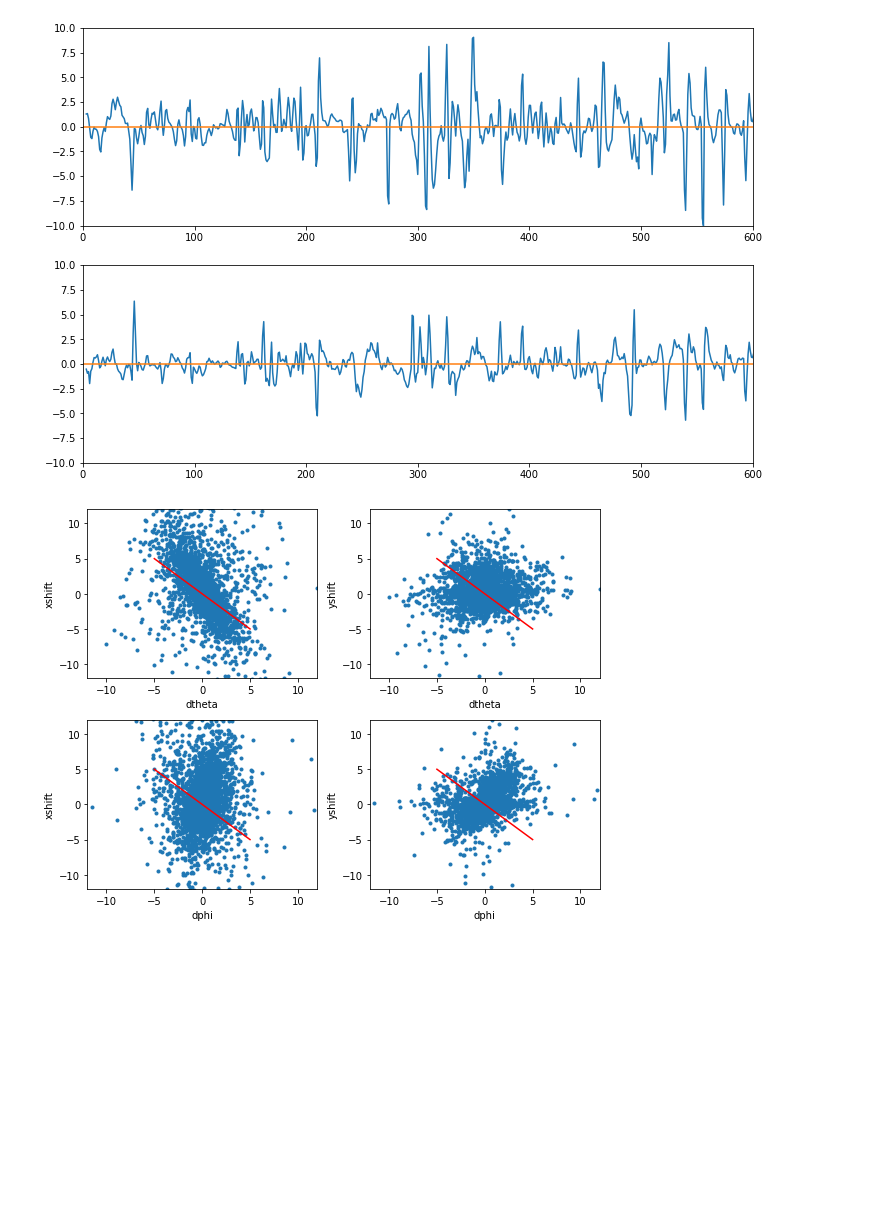
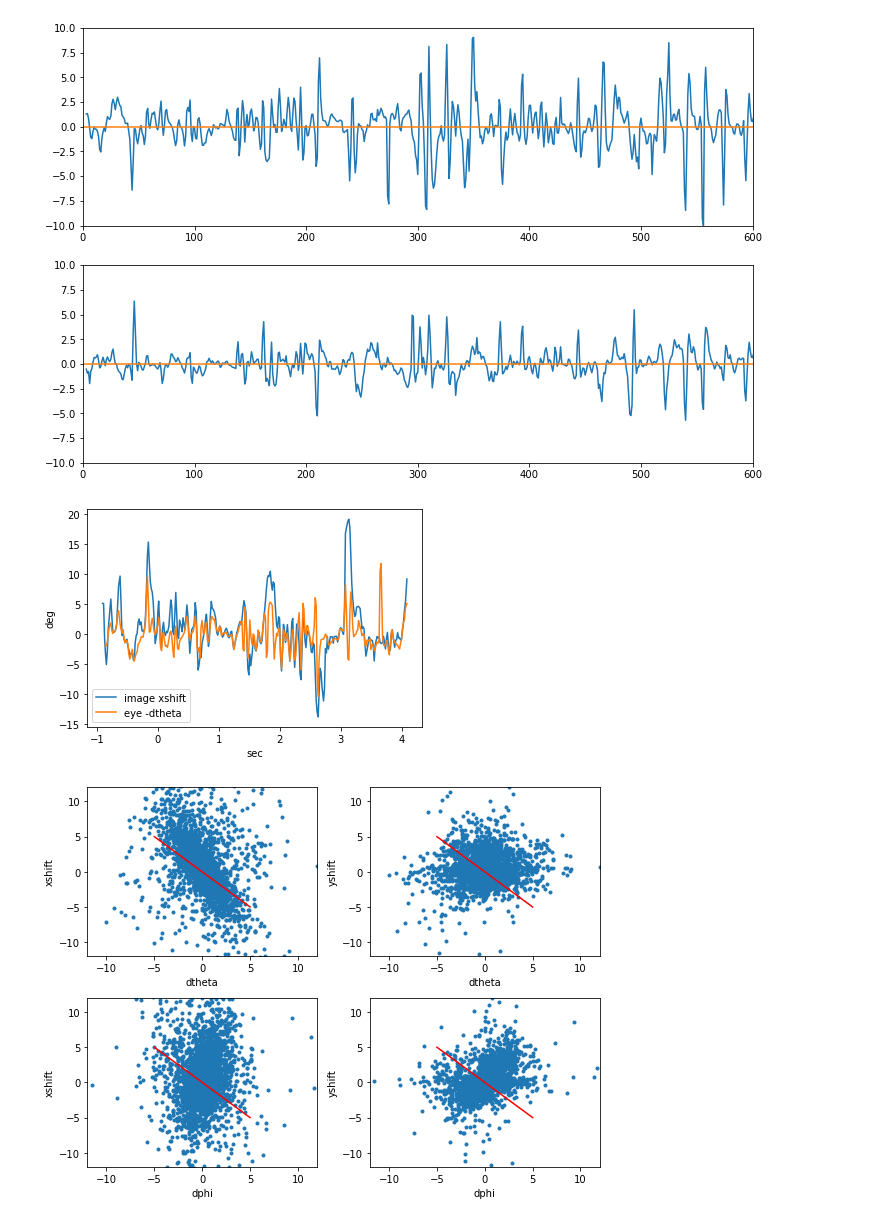
Before and after one commit to nielllab/FreelyMovingEphys, a Jupyter notebook: testing/correct_worldcam_testing.ipynb, the cells around one changed output. Cells and saved outputs as stored; diff of their text form; code cells hidden in the pictures; blank space fills up the shorter version.

```diff
--- a/testing/correct_worldcam_testing.ipynb
+++ b/testing/correct_worldcam_testing.ipynb
@@ -241,6 +241,16 @@ if free_move:
     plt.ylim(-10,10)
 # %% [output]
 [figure]
+# %%
+maxt = 300
+if free_move:
+    plt.plot(worldT[0:maxt],xshift[0:maxt],label = 'image xshift')
+    plt.plot(worldT[0:maxt],-dth[0:maxt]*1.5,label = 'eye -dtheta')
+    #plt.xlim([100,300])
+    plt.legend();
+    plt.xlabel('sec'); plt.ylabel('deg')
+# %% [output]
+[figure, added]
 # %%
 if free_move:
     plt.figure(figsize = (8,6))
```
Also changed, not shown: parts of 20 cells of this notebook.
